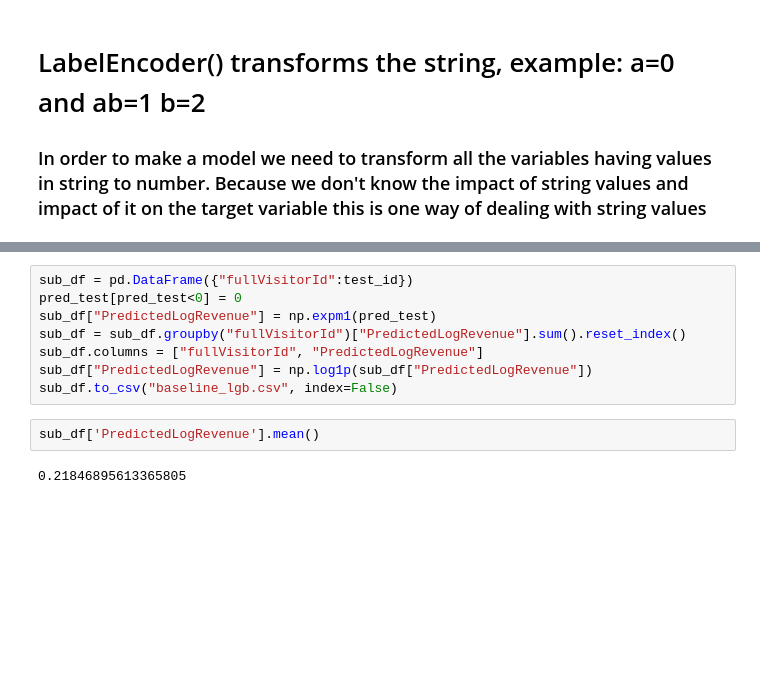
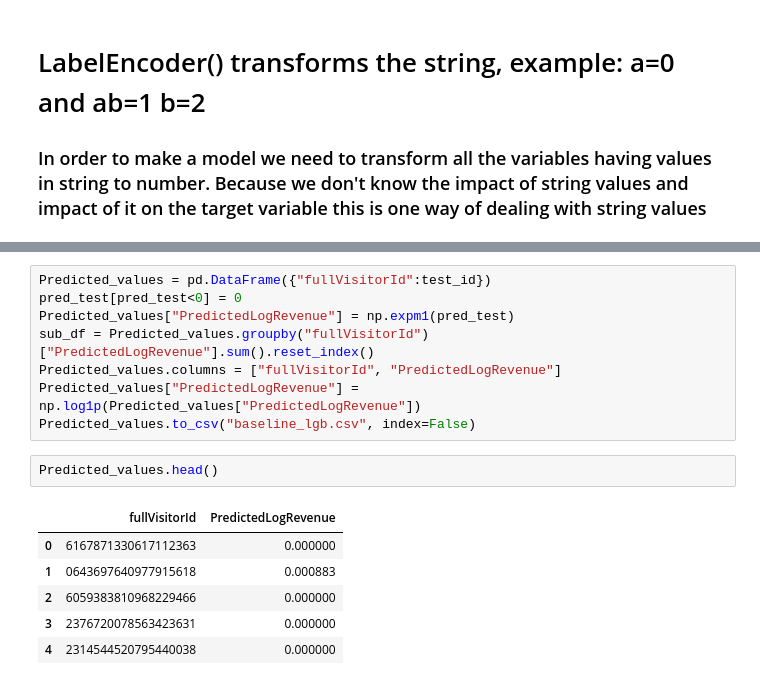
Before and after one commit to amitbhsingh/Capstone, a Jupyter notebook: Capstone01.ipynb, the cells around one changed output, grey strips where cells are left out. Drawn from its saved outputs; the diff is of its cells as text; blank space fills up the shorter version.

```diff
--- a/Capstone01.ipynb
+++ b/Capstone01.ipynb
@@ -674,12 +715,17 @@ print(np.sqrt(metrics.mean_squared_error(np.log1p(val_pred_df["transactionRevenu
 # %%
-sub_df = pd.DataFrame({"fullVisitorId":test_id})
+Predicted_values = pd.DataFrame({"fullVisitorId":test_id})
 pred_test[pred_test<0] = 0
-sub_df["PredictedLogRevenue"] = np.expm1(pred_test)
-sub_df = sub_df.groupby("fullVisitorId")["PredictedLogRevenue"].sum().reset_index()
-sub_df.columns = ["fullVisitorId", "PredictedLogRevenue"]
-sub_df["PredictedLogRevenue"] = np.log1p(sub_df["PredictedLogRevenue"])
-sub_df.to_csv("baseline_lgb.csv", index=False)
+Predicted_values["PredictedLogRevenue"] = np.expm1(pred_test)
+sub_df = Predicted_values.groupby("fullVisitorId")["PredictedLogRevenue"].sum().reset_index()
+Predicted_values.columns = ["fullVisitorId", "PredictedLogRevenue"]
+Predicted_values["PredictedLogRevenue"] = np.log1p(Predicted_values["PredictedLogRevenue"])
+Predicted_values.to_csv("baseline_lgb.csv", index=False)
-# %%
-sub_df['PredictedLogRevenue'].mean()
-# %% [output]
-0.21846895613365805
+# %%
+Predicted_values.head()
+# %% [output]
+|  | fullVisitorId | PredictedLogRevenue |
+| 0 | 6167871330617112363 | 0.000000 |
+| 1 | 0643697640977915618 | 0.000883 |
+| 2 | 6059383810968229466 | 0.000000 |
+| 3 | 2376720078563423631 | 0.000000 |
+| 4 | 2314544520795440038 | 0.000000 |
```
Also changed, not shown: parts of 47 cells of this notebook.
